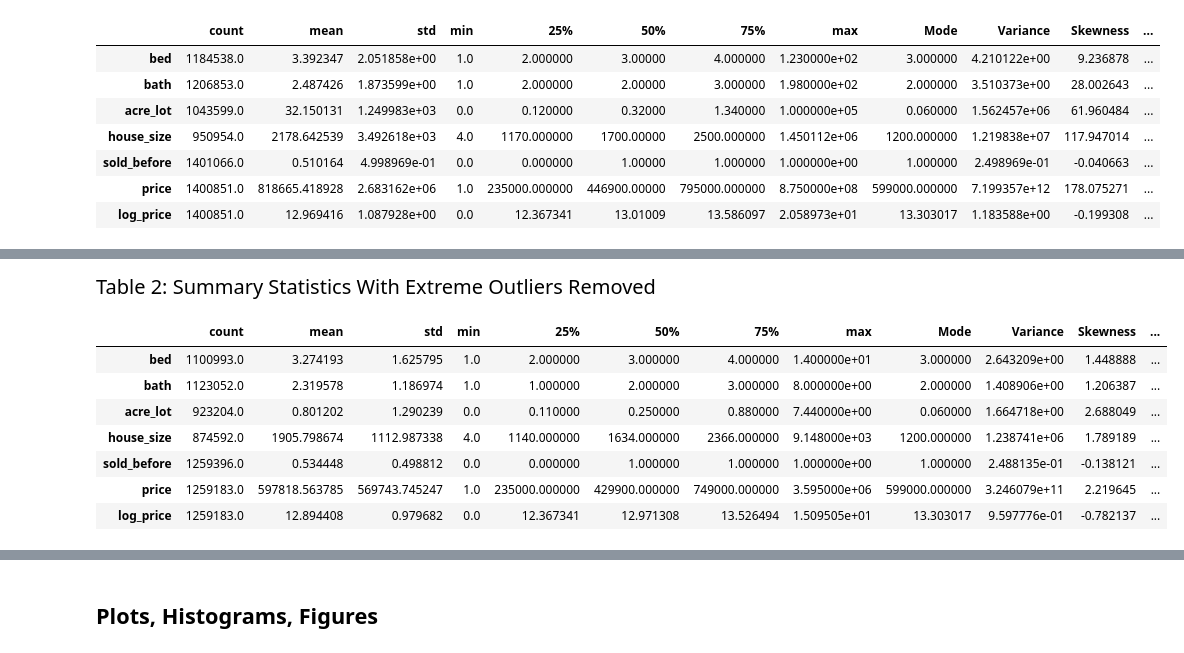
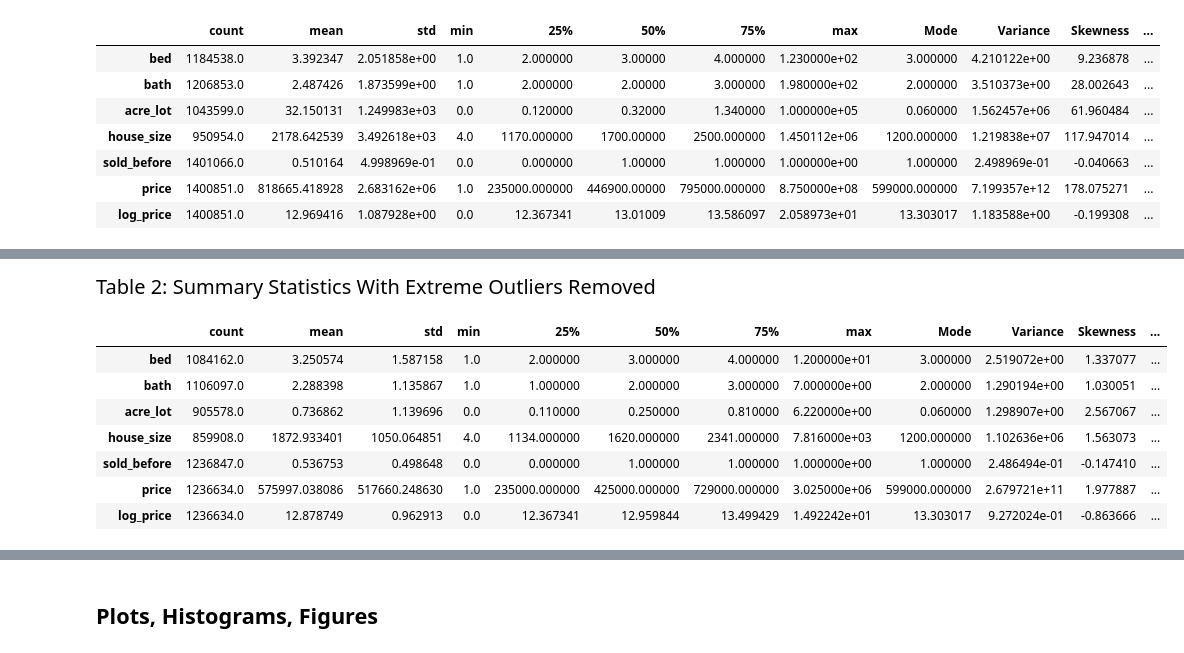
Before and after one commit to ECO225-W2024/project-one-code-S-O-Ahn, a Jupyter notebook: Project 1.ipynb, the cells around one changed output, grey strips where cells are left out. Drawn from its saved outputs; the diff is of its cells as text; code cells hidden in the pictures.

```diff
--- a/Project 1.ipynb
+++ b/Project 1.ipynb
@@ -70,29 +101,29 @@ Due to these signs of extreme outliers, a new dataframe object will be created w
 # %%
 #identifying which variables we would like to remove outliers for
 columns_to_remove_outliers = {'bed','bath','acre_lot','price','house_size'}
 
 #we create a version of our data without extreme outliers for plotting
 data = df.copy()
 
 for column in columns_to_remove_outliers:
     Q1 = df[column].quantile(0.25)
     Q3 = df[column].quantile(0.75)
     IQR = Q3 - Q1
-    outliers_iqr = (df[column] < (Q1 - 5 * IQR)) | (df[column] > (Q3 + 5 * IQR))
+    outliers_iqr = (df[column] < (Q1 - 4 * IQR)) | (df[column] > (Q3 + 4 * IQR))
     data = data.loc[~outliers_iqr]
 
 #printing summary statistics for new cropped data
 summary_stats_no_outliers = pd.concat([data[['bed','bath','acre_lot','house_size','sold_before','price','log_price']].describe(), pd.DataFrame(additional_stats(data)).T])
 
 display(HTML('<div style="font-size: 20px">Table 2: Summary Statistics With Extreme Outliers Removed</div>'))
 display(summary_stats_no_outliers.T)
 # %% [output]
 Table 2: Summary Statistics With Extreme Outliers Removed
 |  | count | mean | std | min | 25% | 50% | 75% | max | Mode | Variance | Skewness | ... |
-| bed | 1100993.0 | 3.274193 | 1.625795 | 1.0 | 2.000000 | 3.000000 | 4.000000 | 1.400000e+01 | 3.000000 | 2.643209e+00 | 1.448888 | ... |
-| bath | 1123052.0 | 2.319578 | 1.186974 | 1.0 | 1.000000 | 2.000000 | 3.000000 | 8.000000e+00 | 2.000000 | 1.408906e+00 | 1.206387 | ... |
-| acre_lot | 923204.0 | 0.801202 | 1.290239 | 0.0 | 0.110000 | 0.250000 | 0.880000 | 7.440000e+00 | 0.060000 | 1.664718e+00 | 2.688049 | ... |
-| house_size | 874592.0 | 1905.798674 | 1112.987338 | 4.0 | 1140.000000 | 1634.000000 | 2366.000000 | 9.148000e+03 | 1200.000000 | 1.238741e+06 | 1.789189 | ... |
-| sold_before | 1259396.0 | 0.534448 | 0.498812 | 0.0 | 0.000000 | 1.000000 | 1.000000 | 1.000000e+00 | 1.000000 | 2.488135e-01 | -0.138121 | ... |
-| price | 1259183.0 | 597818.563785 | 569743.745247 | 1.0 | 235000.000000 | 429900.000000 | 749000.000000 | 3.595000e+06 | 599000.000000 | 3.246079e+11 | 2.219645 | ... |
-| log_price | 1259183.0 | 12.894408 | 0.979682 | 0.0 | 12.367341 | 12.971308 | 13.526494 | 1.509505e+01 | 13.303017 | 9.597776e-01 | -0.782137 | ... |
+| bed | 1084162.0 | 3.250574 | 1.587158 | 1.0 | 2.000000 | 3.000000 | 4.000000 | 1.200000e+01 | 3.000000 | 2.519072e+00 | 1.337077 | ... |
+| bath | 1106097.0 | 2.288398 | 1.135867 | 1.0 | 1.000000 | 2.000000 | 3.000000 | 7.000000e+00 | 2.000000 | 1.290194e+00 | 1.030051 | ... |
+| acre_lot | 905578.0 | 0.736862 | 1.139696 | 0.0 | 0.110000 | 0.250000 | 0.810000 | 6.220000e+00 | 0.060000 | 1.298907e+00 | 2.567067 | ... |
+| house_size | 859908.0 | 1872.933401 | 1050.064851 | 4.0 | 1134.000000 | 1620.000000 | 2341.000000 | 7.816000e+03 | 1200.000000 | 1.102636e+06 | 1.563073 | ... |
+| sold_before | 1236847.0 | 0.536753 | 0.498648 | 0.0 | 0.000000 | 1.000000 | 1.000000 | 1.000000e+00 | 1.000000 | 2.486494e-01 | -0.147410 | ... |
+| price | 1236634.0 | 575997.038086 | 517660.248630 | 1.0 | 235000.000000 | 425000.000000 | 729000.000000 | 3.025000e+06 | 599000.000000 | 2.679721e+11 | 1.977887 | ... |
+| log_price | 1236634.0 | 12.878749 | 0.962913 | 0.0 | 12.367341 | 12.959844 | 13.499429 | 1.492242e+01 | 13.303017 | 9.272024e-01 | -0.863666 | ... |
```
Also changed, not shown: parts of 30 cells of this notebook.
